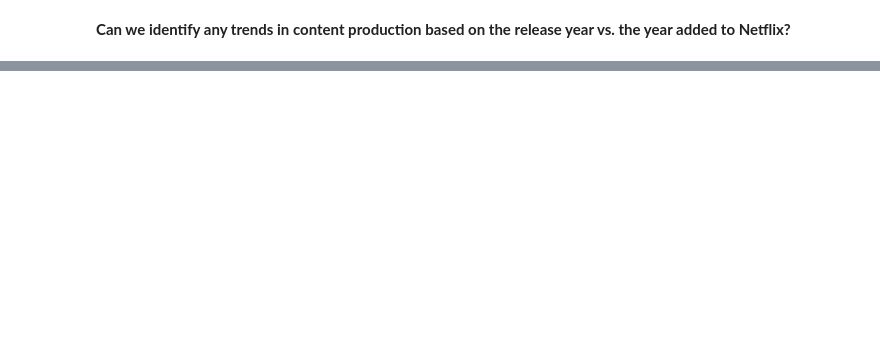
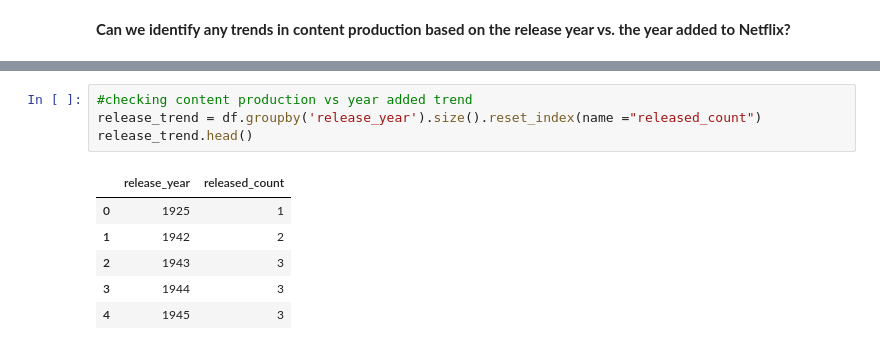
Before and after one commit to raginibalure/Training_ML_DS_AI, a Jupyter notebook: EDA_NetFlix.ipynb, the cells around one changed output, grey strips where cells are left out. Drawn from its saved outputs; the diff is of its cells as text; blank space fills up the shorter version.

```diff
--- a/EDA_NetFlix.ipynb
+++ b/EDA_NetFlix.ipynb
@@ -584,0 +623,11 @@ cross_tabulation
+# %%
+#checking content production vs year added trend
+release_trend = df.groupby('release_year').size().reset_index(name ="released_count")
+release_trend.head()
+# %% [output]
+|  | release_year | released_count |
+| 0 | 1925 | 1 |
+| 1 | 1942 | 2 |
+| 2 | 1943 | 3 |
+| 3 | 1944 | 3 |
+| 4 | 1945 | 3 |
```
Also changed, not shown: parts of 10 cells of this notebook.
